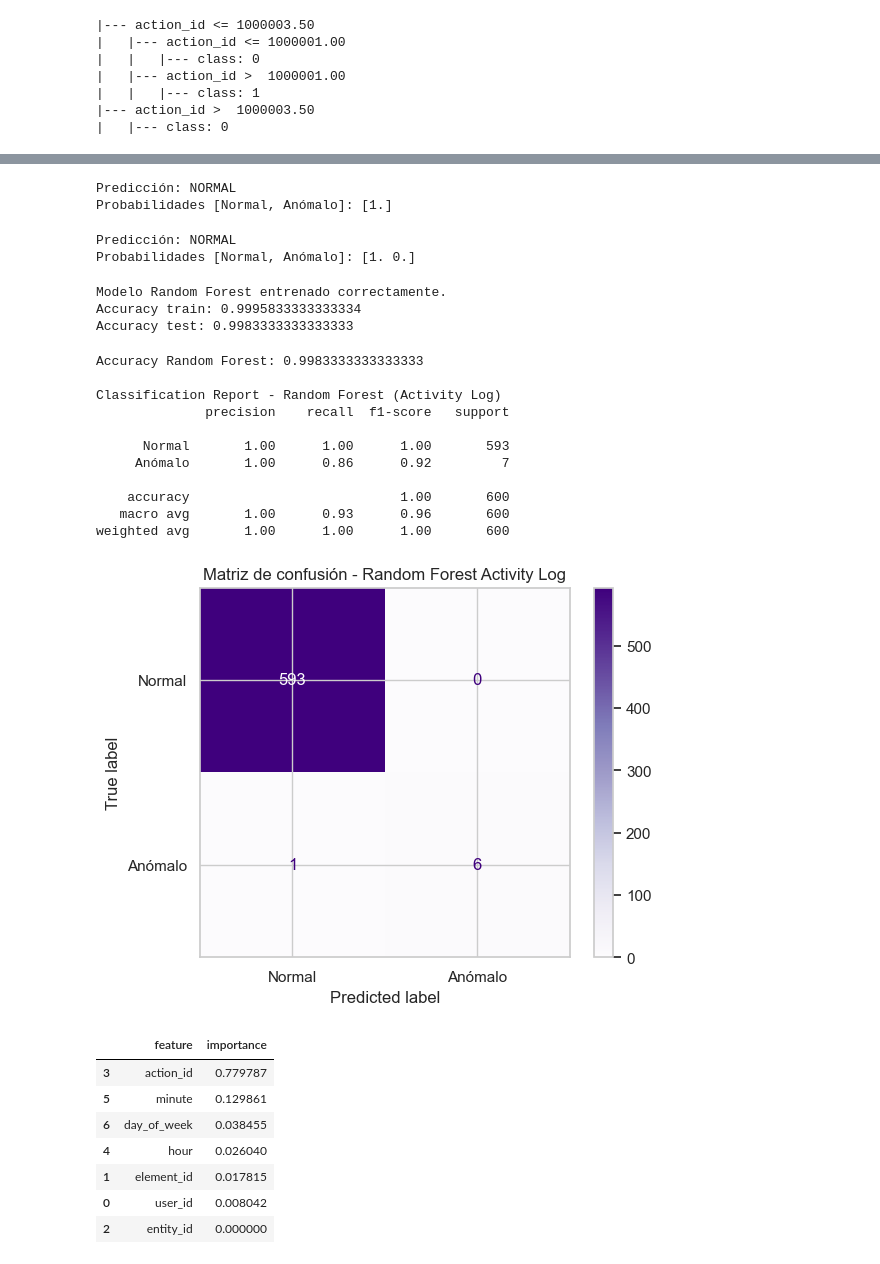
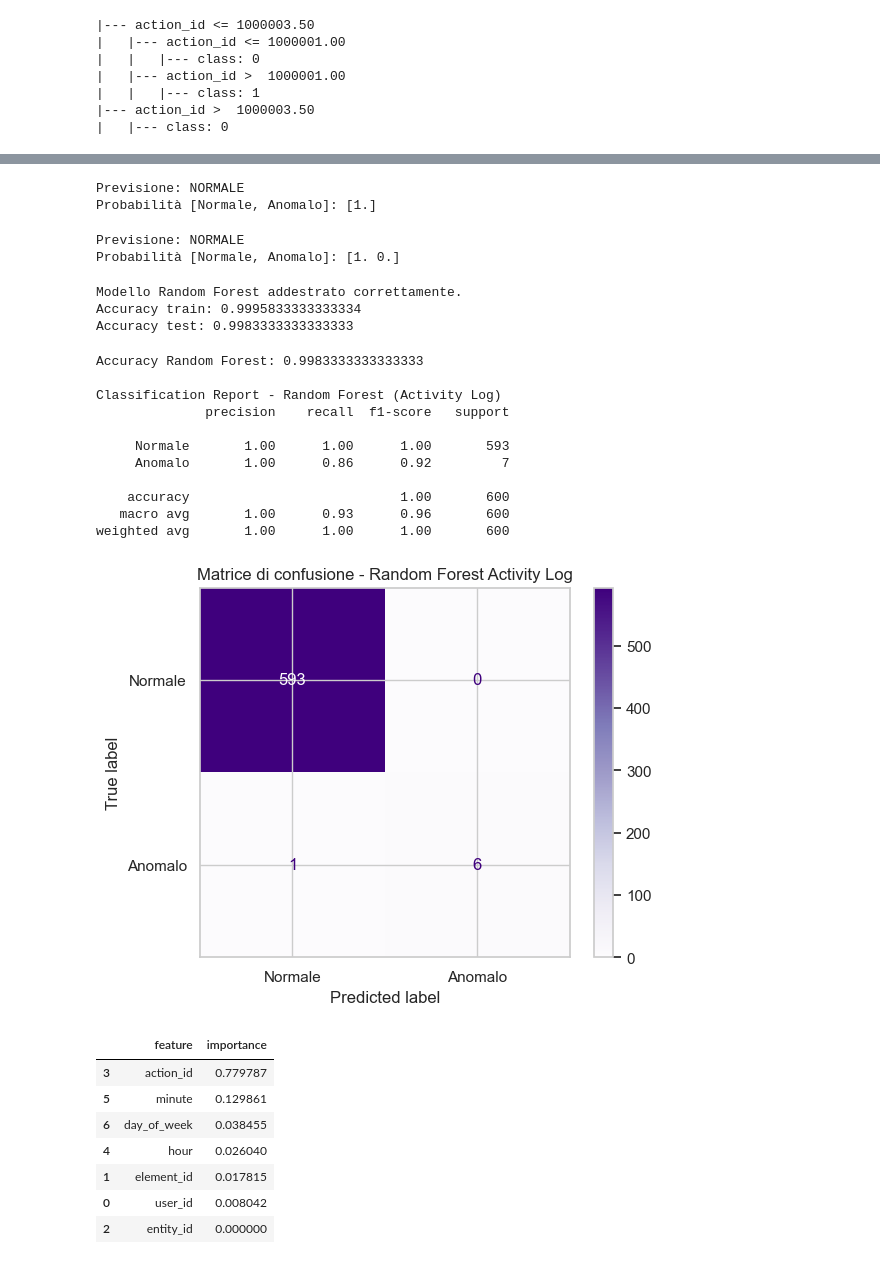
Before and after one commit to daniilopezz/DataScience, a Jupyter notebook: KeyOver/keyover1.ipynb, the cells around one changed output, grey strips where cells are left out. Drawn from its saved outputs; the diff is of its cells as text; code cells hidden in the pictures.

```diff
--- a/KeyOver/keyover1.ipynb
+++ b/KeyOver/keyover1.ipynb
@@ -966,14 +1167,19 @@ Casos anómalos detectados en Activity:
 | 316 | 317 | 1 | Matteo Nicolosi | 2 | 1 | 1000002 | Edit | 2026-03-05 11:41:58.917 | ... |
 # %%
 # Definimos una función que permite probar manualmente
+# Definiamo una funzione che permette di testare manualmente
 # nuevos casos de login sin tener que rehacer todo el pipeline.
+# nuovi casi di login senza dover rifare tutta la pipeline.
 def predict_login_anomaly(user_id, result, attempt, logged_at, logout_at):
     # Convertimos las fechas introducidas a datetime.
+    # Convertiamo le date inserite in datetime.
     logged_at = pd.to_datetime(logged_at)
     logout_at = pd.to_datetime(logout_at)
 
     # Construimos un DataFrame con la misma estructura
+    # Costruiamo un DataFrame con la stessa struttura
     # de variables que espera el modelo.
+    # di variabili che il modello si aspetta.
     row = pd.DataFrame([{
         "user_id": user_id,
         "result": int(result),
@@ -985,14 +1191,17 @@ def predict_login_anomaly(user_id, result, attempt, logged_at, logout_at):
     }])
 
     # Obtenemos la predicción y las probabilidades.
+    # Otteniamo la previsione e le probabilità.
     pred = login_tree.predict(row)[0]
     prob = login_tree.predict_proba(row)[0]
 
     # Mostramos resultado.
-    print("Predicción:", "ANÓMALO" if pred == 1 else "NORMAL")
-    print("Probabilidades [Normal, Anómalo]:", prob)
+    # Mostriamo il risultato.
+    print("Previsione:", "ANOMALO" if pred == 1 else "NORMALE")
+    print("Probabilità [Normale, Anomalo]:", prob)
 
 # Ejemplo de uso:
+# Esempio di utilizzo:
 predict_login_anomaly(
     user_id=1,
     result=True,
@@ -1001,16 +1210,20 @@ predict_login_anomaly(
     logout_at="2026-01-15 17:00:00"
 )
 # %% [output]
-Predicción: NORMAL
-Probabilidades [Normal, Anómalo]: [1.]
+Previsione: NORMALE
+Probabilità [Normale, Anomalo]: [1.]
 # %%
 # Función equivalente para probar nuevos eventos del Activity Log.
+# Funzione equivalente per testare nuovi eventi dell'Activity Log.
 def predict_activity_anomaly(user_id, element_id, entity_id, action_id, logged_at):
     # Convertimos la fecha a datetime.
+    # Convertiamo la data in datetime.
     logged_at = pd.to_datetime(logged_at)
 
     # Construimos el registro de entrada con el formato
+    # Costruiamo il record di input con il formato
     # que necesita el modelo de actividad.
+    # di cui ha bisogno il modello di attività.
     row = pd.DataFrame([{
         "user_id": user_id,
         "element_id": element_id,
@@ -1022,14 +1235,17 @@ def predict_activity_anomaly(user_id, element_id, entity_id, action_id, logged_a
     }])
 
     # Predicción y probabilidades.
+    # Previsione e probabilità.
     pred = activity_tree.predict(row)[0]
     prob = activity_tree.predict_proba(row)[0]
 
     # Mostramos resultado.
-    print("Predicción:", "ANÓMALO" if pred == 1 else "NORMAL")
-    print("Probabilidades [Normal, Anómalo]:", prob)
+    # Mostriamo il risultato.
+    print("Previsione:", "ANOMALO" if pred == 1 else "NORMALE")
+    print("Probabilità [Normale, Anomalo]:", prob)
 
 # Ejemplo de uso:
+# Esempio di utilizzo:
 predict_activity_anomaly(
     user_id=2,
     element_id=1,
@@ -1038,21 +1254,30 @@ predict_activity_anomaly(
     logged_at="2026-01-20 13:15:00"
 )
 # %% [output]
-Predicción: NORMAL
-Probabilidades [Normal, Anómalo]: [1. 0.]
+Previsione: NORMALE
+Probabilità [Normale, Anomalo]: [1. 0.]
 # %%
 # =========================
 # ENTRENAMIENTO DEL MODELO RANDOM FOREST
+# ADDESTRAMENTO DEL MODELLO RANDOM FOREST
 # =========================
 
 # Creamos el modelo Random Forest.
+# Creiamo il modello Random Forest.
 # Parámetros elegidos:
+# Parametri scelti:
 # - n_estimators: número de árboles que formarán el bosque.
+# - n_estimators: numero di alberi che formeranno la foresta.
 # - max_depth: profundidad máxima de cada árbol, para evitar sobreajuste excesivo.
+# - max_depth: profondità massima di ogni albero, per evitare un overfitting eccessivo.
 # - min_samples_split: mínimo de muestras para dividir un nodo.
+# - min_samples_split: numero minimo di campioni per dividere un nodo.
 # - min_samples_leaf: mínimo de muestras que debe tener una hoja.
+# - min_samples_leaf: numero minimo di campioni che deve avere una foglia.
 # - random_state: garantiza reproducibilidad.
+# - random_state: garantisce la riproducibilità.
 # - n_jobs=-1: usa todos los núcleos del procesador disponibles.
+# - n_jobs=-1: utilizza tutti i core del processore disponibili.
 rf_activity = RandomForestClassifier(
     n_estimators=200,
     max_depth=8,
@@ -1063,40 +1288,51 @@ rf_activity = RandomForestClassifier(
 )
 
 # Entrenamos el modelo con los datos de entrenamiento.
+# Addestriamo il modello con i dati di training.
 rf_activity.fit(Xa_train, ya_train)
 
 # Mostramos confirmación y accuracy en train/test
+# Mostriamo una conferma e l'accuracy su train/test
 # para tener una primera visión de si hay sobreajuste.
-print("Modelo Random Forest entrenado correctamente.")
+# per avere una prima idea dell'eventuale presenza di overfitting.
+print("Modello Random Forest addestrato correttamente.")
 print("Accuracy train:", rf_activity.score(Xa_train, ya_train))
 print("Accuracy test:", rf_activity.score(Xa_test, ya_test))
 # %% [output]
-Modelo Random Forest entrenado correctamente.
+Modello Random Forest addestrato correttamente.
 Accuracy train: 0.9995833333333334
 Accuracy test: 0.9983333333333333
 # %%
 # =========================
 # EVALUACIÓN DEL MODELO RANDOM FOREST
+# VALUTAZIONE DEL MODELLO RANDOM FOREST
 # =========================
 
 # Generamos predicciones sobre el conjunto de prueba.
+# Generiamo predizioni sul set di test.
 ya_pred_rf = rf_activity.predict(Xa_test)
 
 # Accuracy global del modelo.
+# Accuracy globale del modello.
 print("Accuracy Random Forest:", accuracy_score(ya_test, ya_pred_rf))
 
 # El classification report muestra métricas más completas:
+# Il classification report mostra metriche più complete:
+# - precision
 # - precision
 # - recall
+# - recall
+# - f1-score
 # - f1-score
 # Esto es especialmente importante en problemas de detección de anomalías.
+# Questo è particolarmente importante nei problemi di rilevamento delle anomalie.
 print("\nClassification Report - Random Forest (Activity Log)")
 print(
     classification_report(
         ya_test,
         ya_pred_rf,
         labels=[0, 1],
-        target_names=["Normal", "Anómalo"],
+        target_names=["Normale", "Anomalo"],
         zero_division=0
     )
 )
@@ -1106,8 +1342,8 @@ Accuracy Random Forest: 0.9983333333333333
 Classification Report - Random Forest (Activity Log)
               precision    recall  f1-score   support
 
-      Normal       1.00      1.00      1.00       593
-     Anómalo       1.00      0.86      0.92         7
+     Normale       1.00      1.00      1.00       593
+     Anomalo       1.00      0.86      0.92         7
 
     accuracy                           1.00       600
    macro avg       1.00      0.93      0.96       600
@@ -1115,23 +1351,27 @@ weighted avg       1.00      1.00      1.00       600
 # %%
 # =========================
 # MATRIZ DE CONFUSIÓN - RANDOM FOREST
+# MATRICE DI CONFUSIONE - RANDOM FOREST
 # =========================
 
 # Calculamos la matriz de confusión forzando las clases [0, 1]
+# Calcoliamo la matrice di confusione forzando le classi [0, 1]
 # para que siempre se represente correctamente.
+# affinché venga sempre rappresentata correttamente.
 cm_rf = confusion_matrix(ya_test, ya_pred_rf, labels=[0, 1])
 
 # Mostramos la matriz con etiquetas claras.
+# Mostriamo la matrice con etichette chiare.
 disp = ConfusionMatrixDisplay(
     confusion_matrix=cm_rf,
-    display_labels=["Normal", "Anómalo"]
+    display_labels=["Normale", "Anomalo"]
 )
 
 disp.plot(cmap="Purples")
-plt.title("Matriz de confusión - Random Forest Activity Log")
+plt.title("Matrice di confusione - Random Forest Activity Log")
 plt.show()
 # %% [output]
-[figure, old version]
+[figure, new version]
 # %%
 # =========================
 # IMPORTANCIA DE VARIABLES - RANDOM FOREST
```
Also changed, not shown: parts of 40 cells of this notebook, 2 other files.
